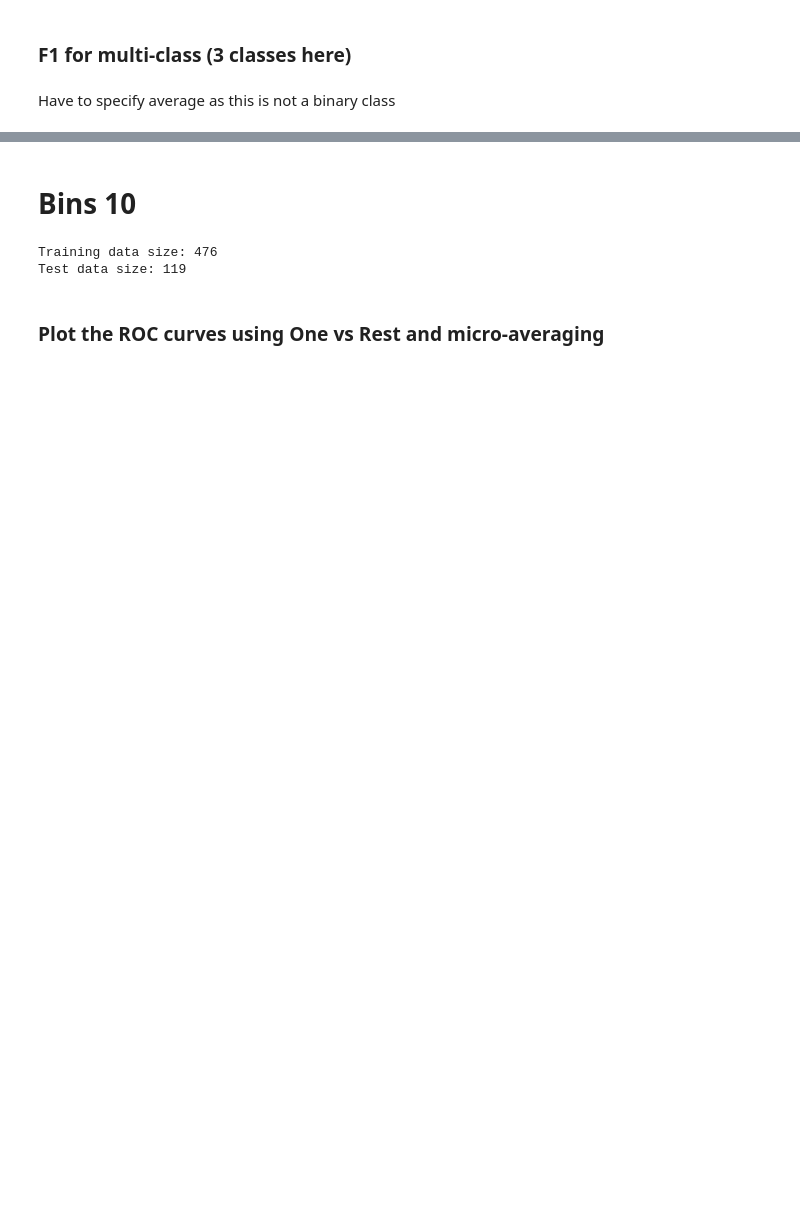
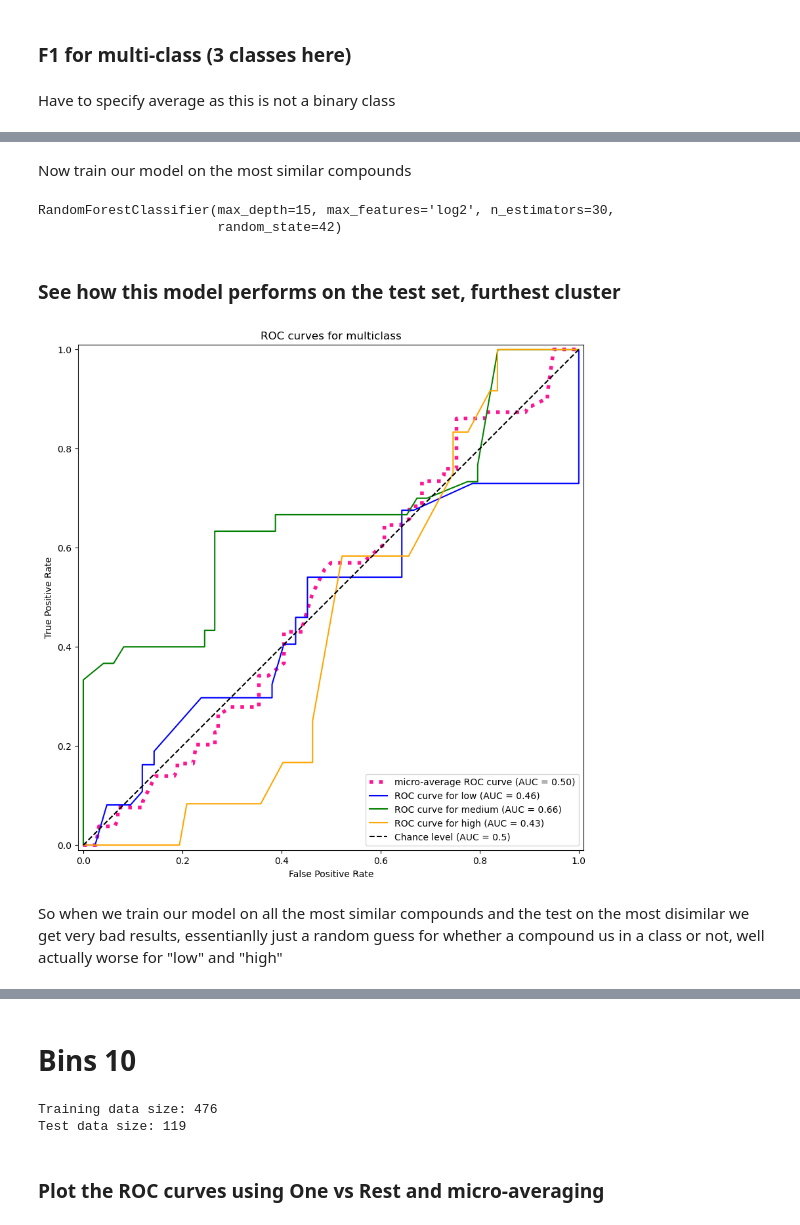
Before and after one commit to ASarriJackson/SummerProject, a Jupyter notebook: Classifiers/Classification_Random_Forrest.ipynb, the cells around one changed output, grey strips where cells are left out. Drawn from its saved outputs; the diff is of its cells as text; code cells hidden in the pictures; blank space fills up the shorter version.

```diff
--- a/Classifiers/Classification_Random_Forrest.ipynb
+++ b/Classifiers/Classification_Random_Forrest.ipynb
@@ -139,0 +273,2 @@ F1 score using macro average is: 0.6955026455026455
+# %%
+model_RF_3 = load('Optuna_model_RF_3.pkl')
@@ -139,0 +277,2 @@ F1 score using macro average is: 0.6955026455026455
+# %%
+X_test_3_furth, X_train_3_furth, Y_test_3_furth, Y_train_3_furth = furthest_cluster_split(compounds, smiles_column="SMILES", CID_column="CID", pIC50_column="bin_3")
@@ -139,0 +297,20 @@ F1 score using macro average is: 0.6955026455026455
+# %% [markdown]
+Now train our model on the most similar compounds
+# %%
+X_train_3_furth = X_train_3_furth.to_list()
+Y_train_3_furth = Y_train_3_furth.to_list()
+X_test_3_furth = X_test_3_furth.to_list()
+Y_test_3_furth = Y_test_3_furth.to_list()
+# %%
+model_RF_3.fit(X_train_3_furth, Y_train_3_furth)
+# %% [output]
+RandomForestClassifier(max_depth=15, max_features='log2', n_estimators=30,
+                       random_state=42)
+# %% [markdown]
+### See how this model performs on the test set, furthest cluster ###
+# %%
+plot_roc_for_multi_class(model_RF_3,X_test_3_furth,Y_train_3_furth,Y_test_3_furth,bins_label_3,True,True)
+# %% [output]
+[figure, added]
+# %% [markdown]
+So when we train our model on all the most similar compounds and the test on the most disimilar we get very bad results, essentianlly just a random guess for whether a compound us in a class or not, well actually worse for "low" and "high"
```
Also changed, not shown: parts of 48 cells of this notebook, 12 other files.
